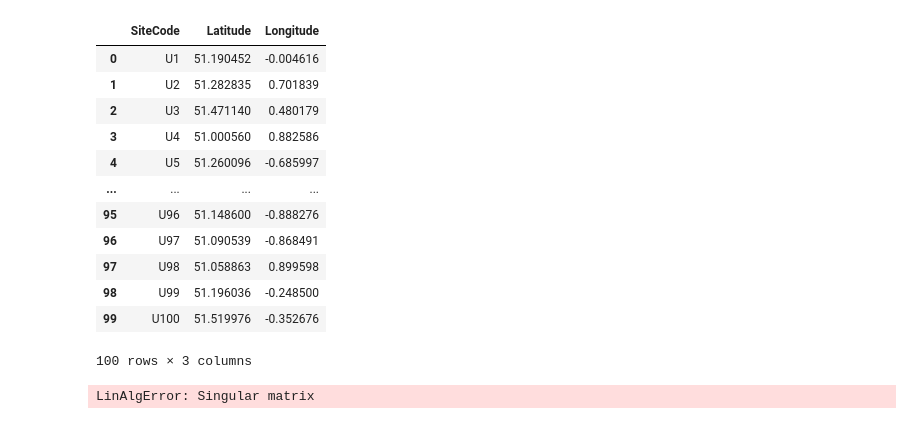
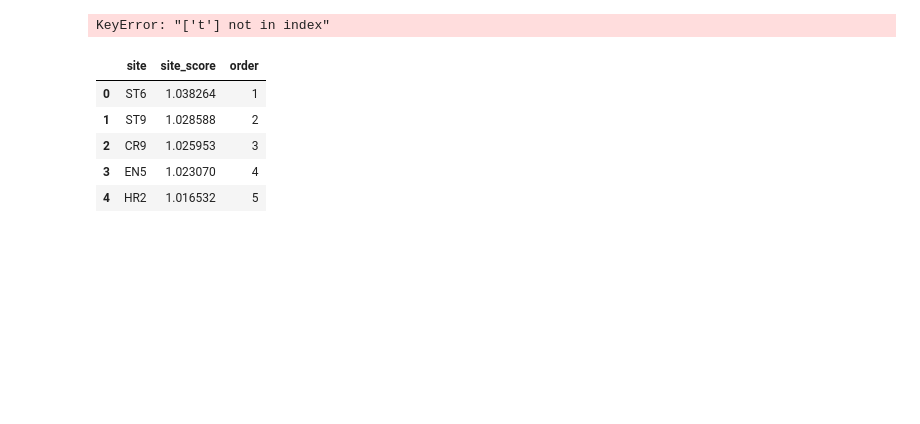
Before and after one commit to bikeclub51/london-aq, a Jupyter notebook: code/optimization/krause.ipynb, the cells around one changed output. Drawn from its saved outputs; the diff is of its cells as text; code cells hidden in the pictures; blank space fills up the shorter version.

Commit message:
updated krause notebook

```diff
--- a/code/optimization/krause.ipynb
+++ b/code/optimization/krause.ipynb
@@ -70,19 +70,3 @@ S_df
-# %%
-U_df
-# %% [output]
-|  | SiteCode | Latitude | Longitude |
-| 0 | U1 | 51.190452 | -0.004616 |
-| 1 | U2 | 51.282835 | 0.701839 |
-| 2 | U3 | 51.471140 | 0.480179 |
-| 3 | U4 | 51.000560 | 0.882586 |
-| 4 | U5 | 51.260096 | -0.685997 |
-| ... | ... | ... | ... |
-| 95 | U96 | 51.148600 | -0.888276 |
-| 96 | U97 | 51.090539 | -0.868491 |
-| 97 | U98 | 51.058863 | 0.899598 |
-| 98 | U99 | 51.196036 | -0.248500 |
-| 99 | U100 | 51.519976 | -0.352676 |
-100 rows × 3 columns
 # %%
 """
 Optimize sensor placements using GP model and sets S and U
@@ -147,4 +134,13 @@ warnings.warn = warn
 # %%
-A = krause(model, 3, S_df, U_df)
+A_df_new, logs = krause(model, 5, S_df, U_df, ["scaled_latitude", "scaled_longitude", "t"], 20)
 # %% [output]
-LinAlgError: Singular matrix
+KeyError: "['t'] not in index"
+# %%
+A_df
+# %% [output]
+|  | site | site_score | order |
+| 0 | ST6 | 1.038264 | 1 |
+| 1 | ST9 | 1.028588 | 2 |
+| 2 | CR9 | 1.025953 | 3 |
+| 3 | EN5 | 1.023070 | 4 |
+| 4 | HR2 | 1.016532 | 5 |
```
Also changed, not shown: parts of 26 cells of this notebook.
